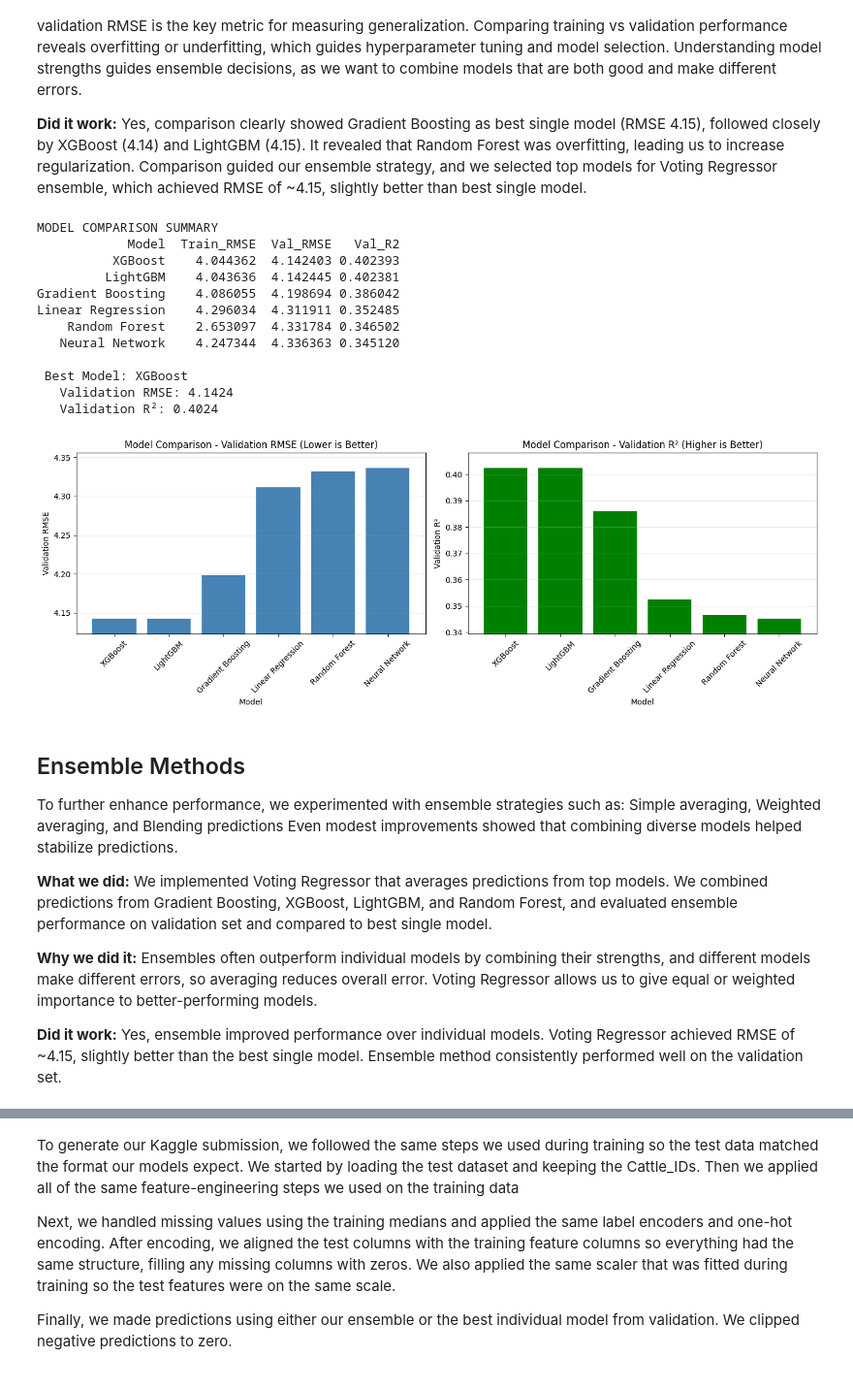
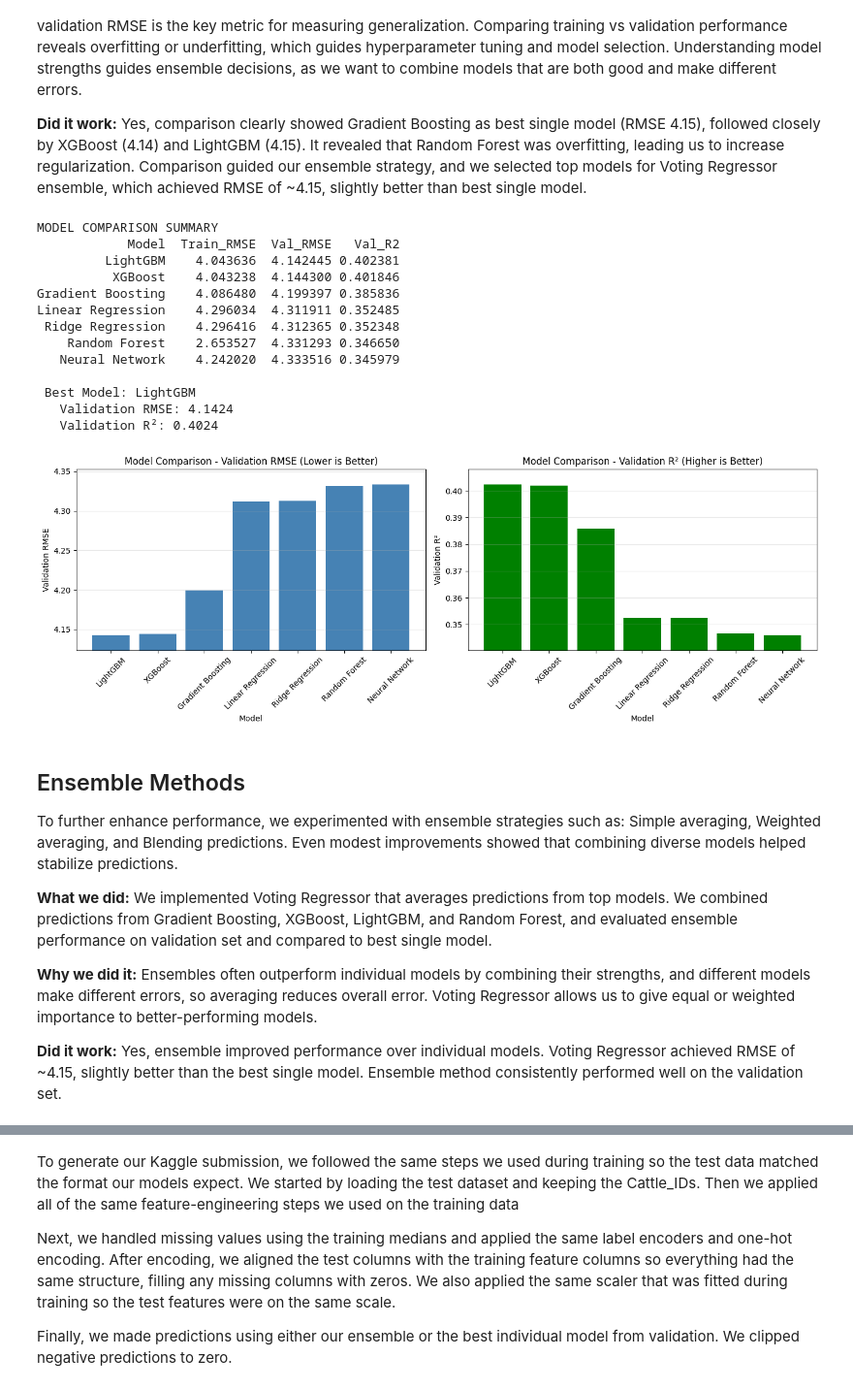
Before and after one commit to CarlosOlvera05/ML-Project-Cow-Milk, a Jupyter notebook: MLProject.ipynb, the cells around one changed output, grey strips where cells are left out. Shown at 97% size. Drawn from its saved outputs; the diff is of its cells as text; code cells hidden in the pictures.

```diff
--- a/MLProject.ipynb
+++ b/MLProject.ipynb
@@ -1442,7 +1508,7 @@ Validation R²: 0.3451
 
 print("MODEL COMPARISON SUMMARY")
 
-# Build results dynamically, only including models that have been trained
+# Collect metrics for each model we actually used.
 models_data = []
 
 # Helper function to safely get variable value
@@ -1452,7 +1518,7 @@ def get_var(var_name, default=None):
     except:
         return default
 
-# Add models that are always available
+# Baseline linear regression (always present)
 models_data.append({
     'Model': 'Linear Regression',
     'Train_RMSE': train_rmse,
@@ -1460,13 +1526,14 @@ models_data.append({
     'Val_R2': val_r2
 })
 
-if 'train_rmse_dt' in locals() or 'train_rmse_dt' in globals():
+# Add each additional model only if its metrics exist
+if 'train_rmse_ridge' in locals() or 'train_rmse_ridge' in globals():
     models_data.append({
-        'Train_RMSE': train_rmse_dt,
-        'Val_RMSE': val_rmse_dt,
-        'Val_R2': val_r2_dt
+        "Model": "Ridge Regression",
+        'Train_RMSE': train_rmse_ridge,
+        'Val_RMSE': val_rmse_ridge,
+        'Val_R2': val_r2_ridge
     })
-
 if 'train_rmse_rf' in locals() or 'train_rmse_rf' in globals():
     models_data.append({
         'Model': 'Random Forest',
@@ -1474,15 +1541,6 @@ if 'train_rmse_rf' in locals() or 'train_rmse_rf' in globals():
         'Val_RMSE': val_rmse_rf,
         'Val_R2': val_r2_rf
     })
-
-if 'train_rmse_svr' in locals() or 'train_rmse_svr' in globals():
-    models_data.append({
-        'Model': 'SVM (SVR)',
-        'Train_RMSE': train_rmse_svr,
-        'Val_RMSE': val_rmse_svr,
-        'Val_R2': val_r2_svr
-    })
-
 if 'train_rmse_gb' in locals() or 'train_rmse_gb' in globals():
     models_data.append({
         'Model': 'Gradient Boosting',
@@ -1490,7 +1548,6 @@ if 'train_rmse_gb' in locals() or 'train_rmse_gb' in globals():
         'Val_RMSE': val_rmse_gb,
         'Val_R2': val_r2_gb
     })
-
 # XGBoost
 if 'train_rmse_xgb' in locals() or 'train_rmse_xgb' in globals():
     models_data.append({
@@ -1499,7 +1556,6 @@ if 'train_rmse_xgb' in locals() or 'train_rmse_xgb' in globals():
         'Val_RMSE': val_rmse_xgb,
         'Val_R2': val_r2_xgb
     })
-
 # LightGBM
 if 'train_rmse_lgbm' in locals() or 'train_rmse_lgbm' in globals():
     models_data.append({
@@ -1508,22 +1564,6 @@ if 'train_rmse_lgbm' in locals() or 'train_rmse_lgbm' in globals():
         'Val_RMSE': val_rmse_lgbm,
         'Val_R2': val_r2_lgbm
     })
-
-# AdaBoost
-if 'train_rmse_ada' in locals() or 'train_rmse_ada' in globals():
-    models_data.append({
-        'Train_RMSE': train_rmse_ada,
-        'Val_RMSE': val_rmse_ada,
-        'Val_R2': val_r2_ada
-    })
-
-if 'train_rmse_nb' in locals() or 'train_rmse_nb' in globals():
-    models_data.append({
-        'Train_RMSE': train_rmse_nb,
-        'Val_RMSE': val_rmse_nb,
-        'Val_R2': val_r2_nb
-    })
-
 if 'train_rmse_nn' in locals() or 'train_rmse_nn' in globals():
     models_data.append({
         'Model': 'Neural Network',
@@ -1535,9 +1575,11 @@ if 'train_rmse_nn' in locals() or 'train_rmse_nn' in globals():
 # Create DataFrame from collected models
 results = pd.DataFrame(models_data)
 
+# Sort models by validation RMSE (best at top)
 results = results.sort_values('Val_RMSE')
 print(results.to_string(index=False))
 
+# Report the best model based on validation RMSE
 print(f"\n Best Model: {results.iloc[0]['Model']}")
 print(f"   Validation RMSE: {results.iloc[0]['Val_RMSE']:.4f}")
 print(f"   Validation R²: {results.iloc[0]['Val_R2']:.4f}")
@@ -1554,42 +1596,43 @@ rmse_range = rmse_max - rmse_min
 axes[0].bar(results['Model'], results['Val_RMSE'], color='steelblue')
 axes[0].set_xlabel('Model')
 axes[0].set_ylabel('Validation RMSE')
 axes[0].set_title('Model Comparison - Validation RMSE (Lower is Better)')
 axes[0].set_ylim(max(0, rmse_min - 0.1 * rmse_range), rmse_max + 0.1 * rmse_range)
 axes[0].tick_params(axis='x', rotation=45)
 axes[0].grid(axis='y', alpha=0.3)
 
 # R² comparison - set y-axis limits for better readability
 r2_min = results['Val_R2'].min()
 r2_max = results['Val_R2'].max()
 r2_range = r2_max - r2_min
 axes[1].bar(results['Model'], results['Val_R2'], color='green')
 axes[1].set_xlabel('Model')
 axes[1].set_ylabel('Validation R²')
 axes[1].set_title('Model Comparison - Validation R² (Higher is Better)')
 axes[1].set_ylim(max(0, r2_min - 0.1 * r2_range), min(1.0, r2_max + 0.1 * r2_range))
 axes[1].tick_params(axis='x', rotation=45)
 axes[1].grid(axis='y', alpha=0.3)
 
 plt.tight_layout()
 plt.show()
 # %% [output]
 MODEL COMPARISON SUMMARY
             Model  Train_RMSE  Val_RMSE   Val_R2
-          XGBoost    4.044362  4.142403 0.402393
          LightGBM    4.043636  4.142445 0.402381
-Gradient Boosting    4.086055  4.198694 0.386042
+          XGBoost    4.043238  4.144300 0.401846
+Gradient Boosting    4.086480  4.199397 0.385836
 Linear Regression    4.296034  4.311911 0.352485
-    Random Forest    2.653097  4.331784 0.346502
-   Neural Network    4.247344  4.336363 0.345120
+ Ridge Regression    4.296416  4.312365 0.352348
+    Random Forest    2.653527  4.331293 0.346650
+   Neural Network    4.242020  4.333516 0.345979
 
- Best Model: XGBoost
+ Best Model: LightGBM
    Validation RMSE: 4.1424
    Validation R²: 0.4024
-[figure, old version]
+[figure, new version]
 # %% [markdown]
 ## Ensemble Methods
-To further enhance performance, we experimented with ensemble strategies such as: Simple averaging, Weighted averaging, and Blending predictions
+To further enhance performance, we experimented with ensemble strategies such as: Simple averaging, Weighted averaging, and Blending predictions.
 Even modest improvements showed that combining diverse models helped stabilize predictions.
 
 **What we did:** We implemented Voting Regressor that averages predictions from top models. We combined predictions from Gradient Boosting, XGBoost, LightGBM, and Random Forest, and evaluated ensemble performance on validation set and compared to best single model.
```
Also changed, not shown: parts of 39 cells of this notebook.
